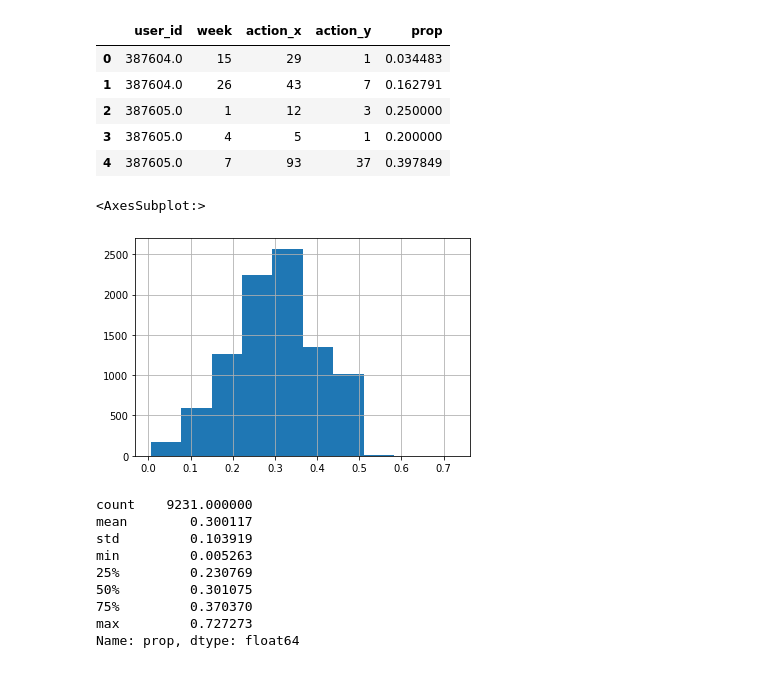
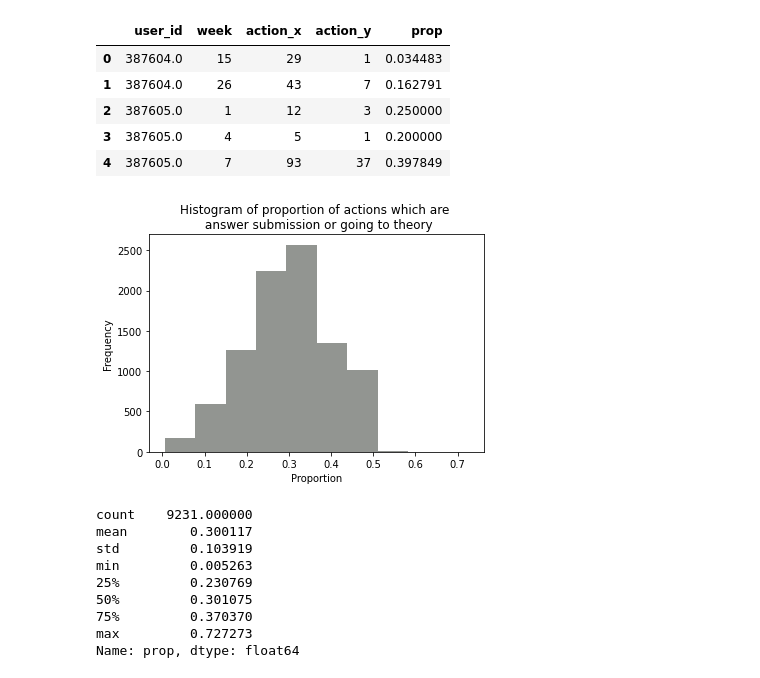
Before and after one commit to ML4BD/milestone-4-roguesgallery, a Jupyter notebook: notebooks/Milestone04/m4_lernnavi_342485.ipynb, the cells around one changed output. Cells and saved outputs as stored; diff of their text form; code cells hidden in the pictures.

```diff
--- a/notebooks/Milestone04/m4_lernnavi_342485.ipynb
+++ b/notebooks/Milestone04/m4_lernnavi_342485.ipynb
@@ -97,6 +97,9 @@ events, transactions = remove_users(events, transactions)
 0.0595% of events eliminated
 # %% [markdown]
 ### Cantonal representation within the data set
+# %%
+FIG_DIR = '/Users/kc/Documents/milestone-4-roguesgallery/reports/figures/'
+greyscale = ['#808080', '#929591']
 # %%
 def activity_per(colname):
 
@@ -517,10 +532,14 @@ tmp.head()
 | 3 | 387605.0 | 4 | 5 | 1 | 0.200000 |
 | 4 | 387605.0 | 7 | 93 | 37 | 0.397849 |
 # %%
-tmp['prop'].hist()
+ax = tmp['prop'].hist(grid=False,
+                 color=greyscale[1])
+ax.set_xlabel('Proportion')
+ax.set_title('Histogram of proportion of actions which are \n answer submission or going to theory')
+ax.set_ylabel('Frequency')
+ax.get_figure().savefig(FIG_DIR + 'eng_score_hist')
 # %% [output]
-<AxesSubplot:>
-[figure, old version]
+[figure, new version]
 # %%
 tmp['prop'].describe()
 # %% [output]
```
Also changed, not shown: parts of 15 cells of this notebook, 4 other files.
